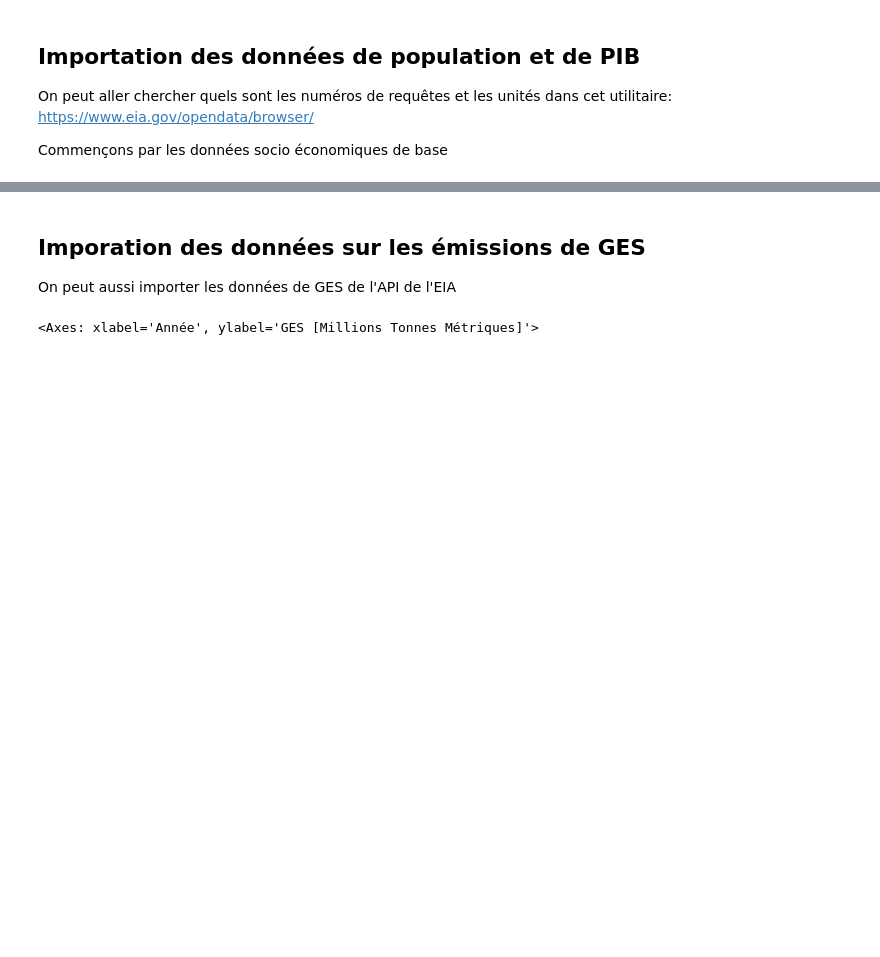
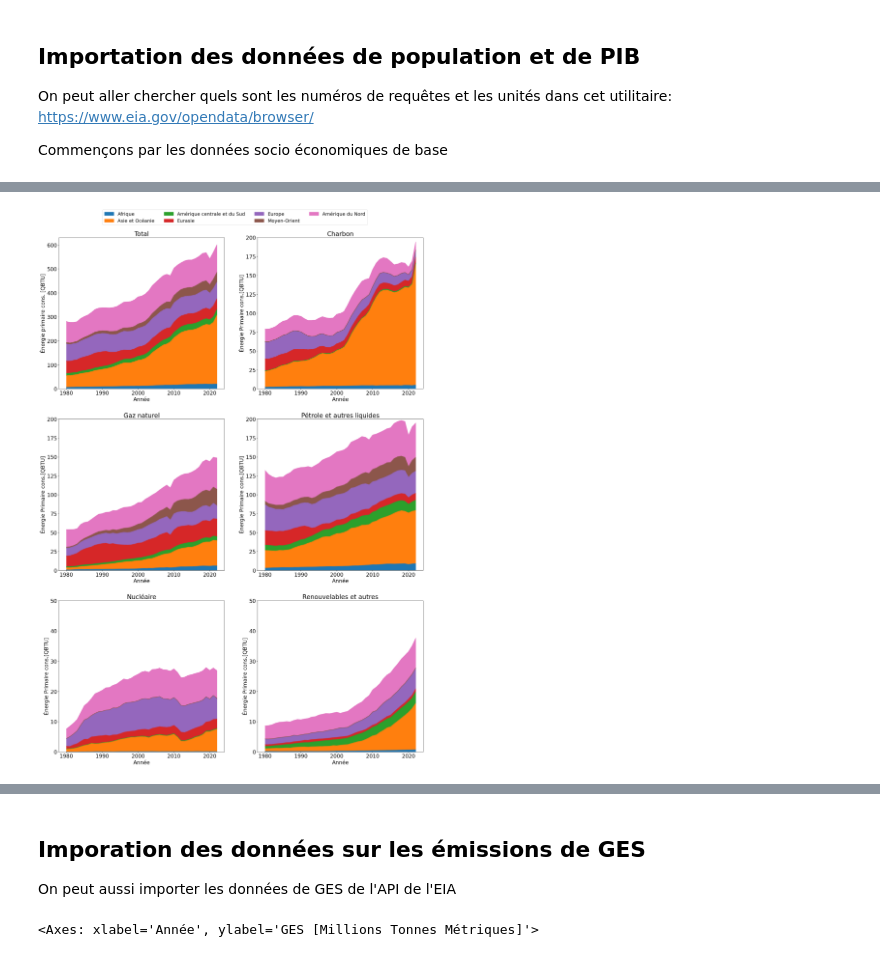
Before and after one commit to EPMPaulPoly/ECON40606-Dev1-Paul-Charbonneau, a Jupyter notebook: ECON40606-Devoir1.ipynb, the cells around one changed output, grey strips where cells are left out. Drawn from its saved outputs; the diff is of its cells as text; code cells hidden in the pictures; blank space fills up the shorter version.

```diff
--- a/ECON40606-Devoir1.ipynb
+++ b/ECON40606-Devoir1.ipynb
@@ -45,0 +88,50 @@ plot_by_region_and_type(data_energy_consumption,kind="line")
+# %%
+
+# Faisons un graphique de la consommation d'énergie par type d'énergie
+fig_cons_par_produit = plt.figure(figsize=[25,24])
+ax11=plt.subplot(3,2,1)
+data_primary_energy_pivot.plot(kind="area",xlabel="Année",ylabel="Énergie primaire cons. [QBTU]",ax=ax11)
+ax11.legend(title="",loc="upper left",ncols=4,bbox_to_anchor=(0.25,1.2),fontsize=18)
+plt.title("Total")
+ax12=plt.subplot(3,2,2)
+data_coal_consumption = data_energy.loc[(data_energy["productName"]=="Coal") & (data_energy["activityName"]=="Consumption")]
+data_coal_consumption = data_coal_consumption.sort_values(by=["countryRegionName","period"])
+data_coal_consumption_pivot = data_coal_consumption.pivot(columns="countryRegionName",index="period",values="value")
+data_coal_consumption_pivot.plot(kind="area",xlabel="Année",ylabel="Énergie Primaire cons.[QBTU]",ax=ax12,ylim=[0,200])
+ax12.get_legend().remove()
+plt.title("Charbon")
+# Gaz naturel
+ax13=plt.subplot(3,2,3)
+data_coal_consumption = data_energy.loc[(data_energy["productName"]=="Natural gas") & (data_energy["activityName"]=="Consumption")]
+data_coal_consumption = data_coal_consumption.sort_values(by=["countryRegionName","period"])
+data_coal_consumption_pivot = data_coal_consumption.pivot(columns="countryRegionName",index="period",values="value")
+data_coal_consumption_pivot.plot(kind="area",xlabel="Année",ylabel="Énergie Primaire cons.[QBTU]",ax=ax13,ylim=[0,200])
+plt.title("Gaz naturel")
+ax13.get_legend().remove()
+# Pétrole
+ax14=plt.subplot(3,2,4)
+data_coal_consumption = data_energy.loc[(data_energy["productName"]=="Petroleum and other liquids") & (data_energy["activityName"]=="Consumption")]
+data_coal_consumption = data_coal_consumption.sort_values(by=["countryRegionName","period"])
+data_coal_consumption_pivot = data_coal_consumption.pivot(columns="countryRegionName",index="period",values="value")
+data_coal_consumption_pivot.plot(kind="area",xlabel="Année",ylabel="Énergie Primaire cons.[QBTU]",ax=ax14,ylim=[0,200])
+plt.title("Pétrole et autres liquides")
+ax14.get_legend().remove()
+# Nucléaire
+ax15=plt.subplot(3,2,5)
+data_coal_consumption = data_energy.loc[(data_energy["productName"]=="Nuclear") & (data_energy["activityName"]=="Consumption")]
+data_coal_consumption = data_coal_consumption.sort_values(by=["countryRegionName","period"])
+data_coal_consumption_pivot = data_coal_consumption.pivot(columns="countryRegionName",index="period",values="value")
+data_coal_consumption_pivot.plot(kind="area",xlabel="Année",ylabel="Énergie Primaire cons.[QBTU]",ax=ax15,ylim=[0,50])
+plt.title("Nucléaire")
+ax15.get_legend().remove()
+# Renouvelables
+ax16=plt.subplot(3,2,6)
+data_coal_consumption = data_energy.loc[(data_energy["productName"]=="Renewables and other") & (data_energy["activityName"]=="Consumption")]
+data_coal_consumption = data_coal_consumption.sort_values(by=["countryRegionName","period"])
+data_coal_consumption_pivot = data_coal_consumption.pivot(columns="countryRegionName",index="period",values="value")
+data_coal_consumption_pivot.plot(kind="area",xlabel="Année",ylabel="Énergie Primaire cons.[QBTU]",ax=ax16,ylim=[0,50])
+plt.title("Renouvelables et autres")
+ax16.get_legend().remove()
+fig_cons_par_produit.subplots_adjust(wspace=0.2, hspace=0.2,top=1.25)
+# %% [output]
+[figure, added]
```
Also changed, not shown: parts of 19 cells of this notebook, 2 other files.
